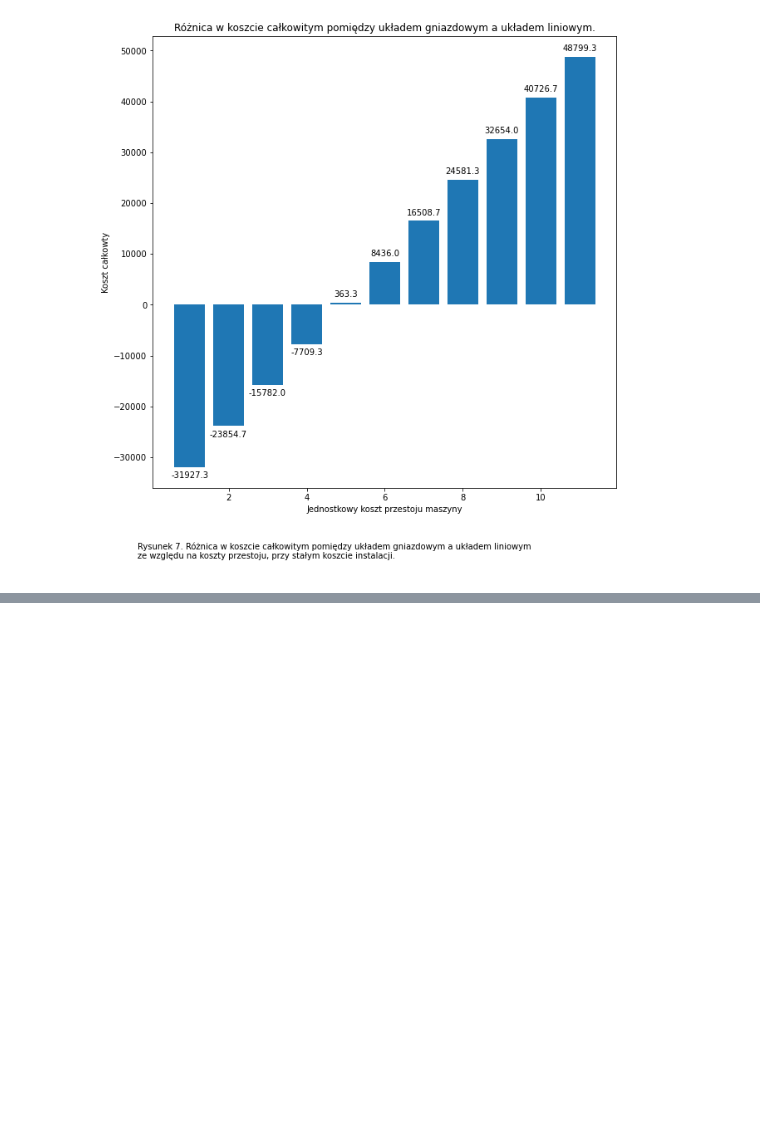
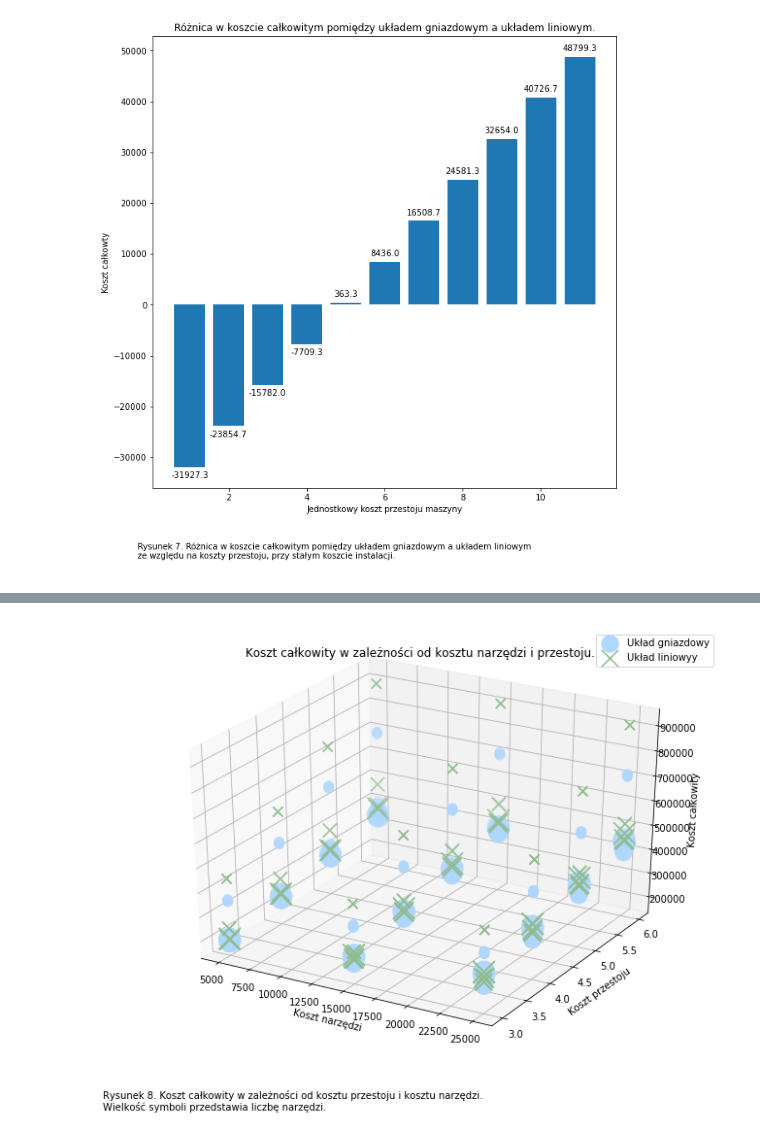
Before and after one commit to fmordarski/Gwintex, a Jupyter notebook: Raport_GWINTEX.ipynb, the cells around one changed output, grey strips where cells are left out. Drawn from its saved outputs; the diff is of its cells as text; code cells hidden in the pictures; blank space fills up the shorter version.

```diff
--- a/Raport_GWINTEX.ipynb
+++ b/Raport_GWINTEX.ipynb
@@ -462,0 +578,29 @@ Z wykresu można również odczytać, że dla wartości kosztu instalacji równe
+# %%
+fig = plt.figure(figsize=(11, 8))
+ax = plt.axes(projection="3d")
+koszt=[5000,15000,25000]
+data1=data[data['Koszt zestawu'].isin(koszt)]
+z_line = data1[data1["Ustawienie"]=="G"]["Calkowity koszt"]
+y_line = data1[data1["Ustawienie"]=="G"]["Koszt jedn."]
+x_line = data1[data1["Ustawienie"]=="G"]["Koszt zestawu"]
+s_line = data1[data1["Ustawienie"]=="G"]["Liczba narzedzi"]*100
+
+z_lineL = data1[data1["Ustawienie"]=="L"]["Calkowity koszt"]
+y_lineL= data1[data1["Ustawienie"]=="L"]["Koszt jedn."]
+x_lineL = data1[data1["Ustawienie"]=="L"]["Koszt zestawu"]
+s_lineL = data1[data1["Ustawienie"]=="L"]["Liczba narzedzi"]*100
+
+scat1=ax.scatter3D(x_line, y_line, z_line, 'gray', label="Układ gniazdowy",marker='o',s=s_line,c="#afd7ff")
+scta2=ax.scatter3D(x_lineL, y_lineL, z_lineL, 'gray',label="Układ liniowyy", marker='x',s=s_lineL,c='#8fbc8f')
+ax.set_title("Koszt całkowity w zależności od kosztu narzędzi i przestoju.",size=12)
+
+ax.set_ylabel("Koszt przestoju")
+ax.set_xlabel("Koszt narzędzi")
+ax.set_zlabel("Koszt całkowity")
+ax.legend()
+
+fig.text(.1, -0.001, "Rysunek 9. Koszt całkowity w zależności od kosztu przestoju i kosztu narzędzi. \n"
+                     "Wielkość symboli przedstawia liczbę narzędzi. \n", ha='left')
+plt.show()
+# %% [output]
+[figure, added]
```
Also changed, not shown: parts of 16 cells of this notebook.
